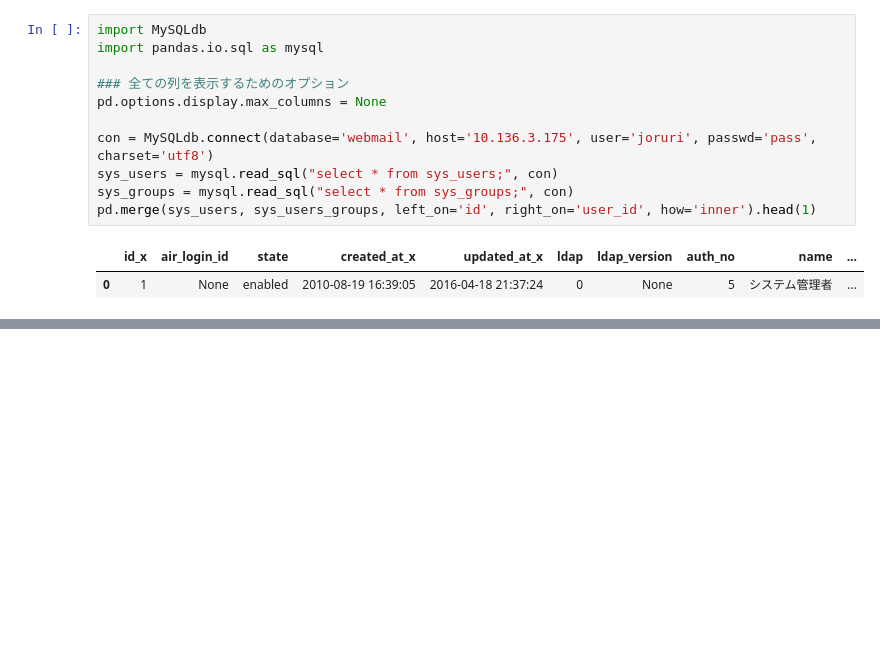
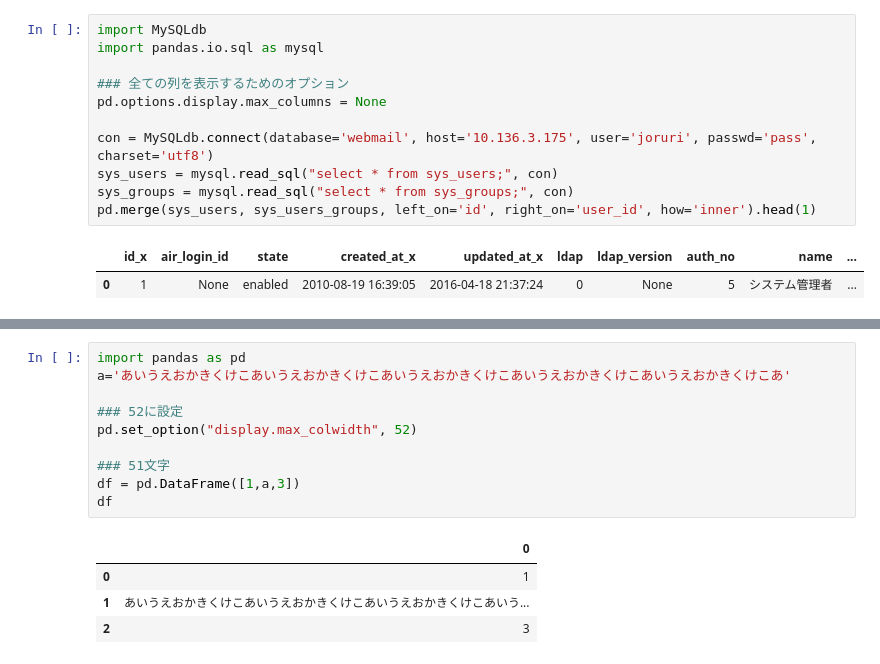
Before and after one commit to ftakao2007/python, a Jupyter notebook: jupyter_notebook/pandas/base_pandas.ipynb, the cells around one changed output, grey strips where cells are left out. Cells and saved outputs as stored; diff of their text form; blank space fills up the shorter version.

```diff
--- a/jupyter_notebook/pandas/base_pandas.ipynb
+++ b/jupyter_notebook/pandas/base_pandas.ipynb
@@ -630,0 +658,15 @@ pd.merge(sys_users, sys_users_groups, left_on='id', right_on='user_id', how='inn
+# %%
+import pandas as pd
+a='あいうえおかきくけこあいうえおかきくけこあいうえおかきくけこあいうえおかきくけこあいうえおかきくけこあ'
+
+### 52に設定
+pd.set_option("display.max_colwidth", 52)
+
+### 51文字
+df = pd.DataFrame([1,a,3])
+df
+# %% [output]
+|  | 0 |
+| 0 | 1 |
+| 1 | あいうえおかきくけこあいうえおかきくけこあいうえおかきくけこあいう... |
+| 2 | 3 |
```
Also changed, not shown: parts of 3 cells of this notebook, 1 other file.
